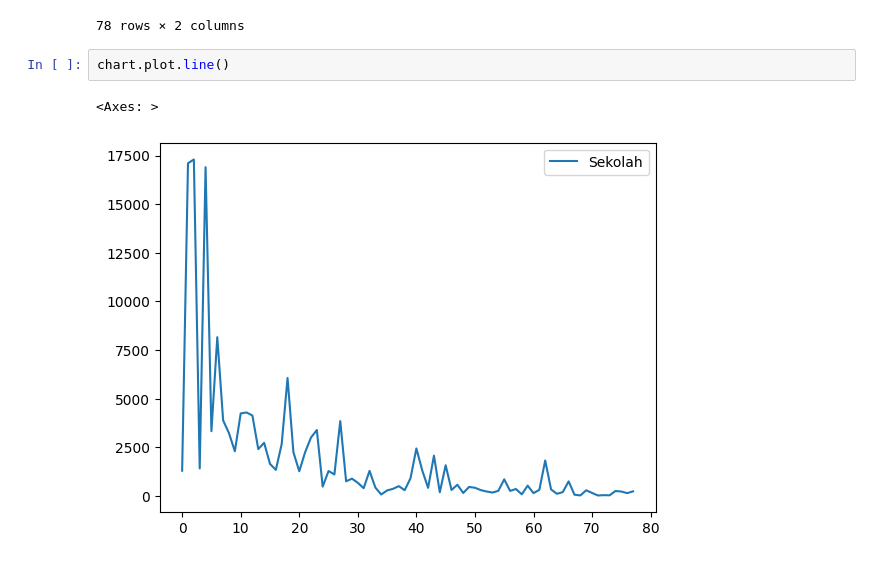
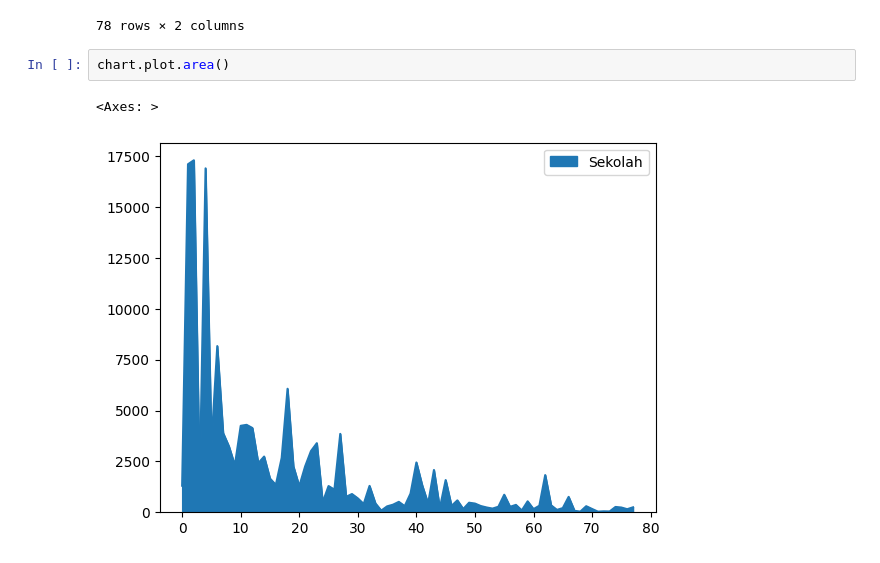
Before and after one commit to zeeroosoul/kelasdata, a Jupyter notebook: 1_numpyexceldata.ipynb, the cells around one changed output. Cells and saved outputs as stored; diff of their text form.

Commit message:
pandas data visual

```diff
--- a/1_numpyexceldata.ipynb
+++ b/1_numpyexceldata.ipynb
@@ -82,7 +82,7 @@ chart
 | 77 | Prov. Papua Barat Daya | 245 |
 78 rows × 2 columns
 # %%
-chart.plot.line()
+chart.plot.area()
 # %% [output]
 <Axes: >
-[figure, old version]
+[figure, new version]
```
Also changed, not shown: 1 other file.
